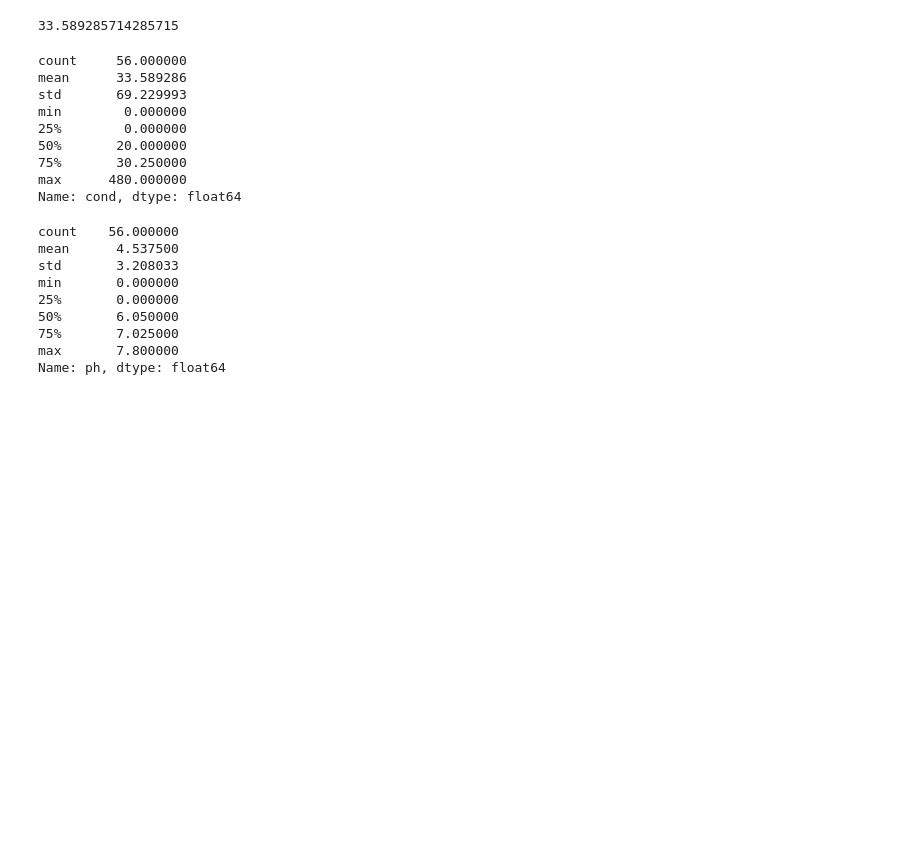
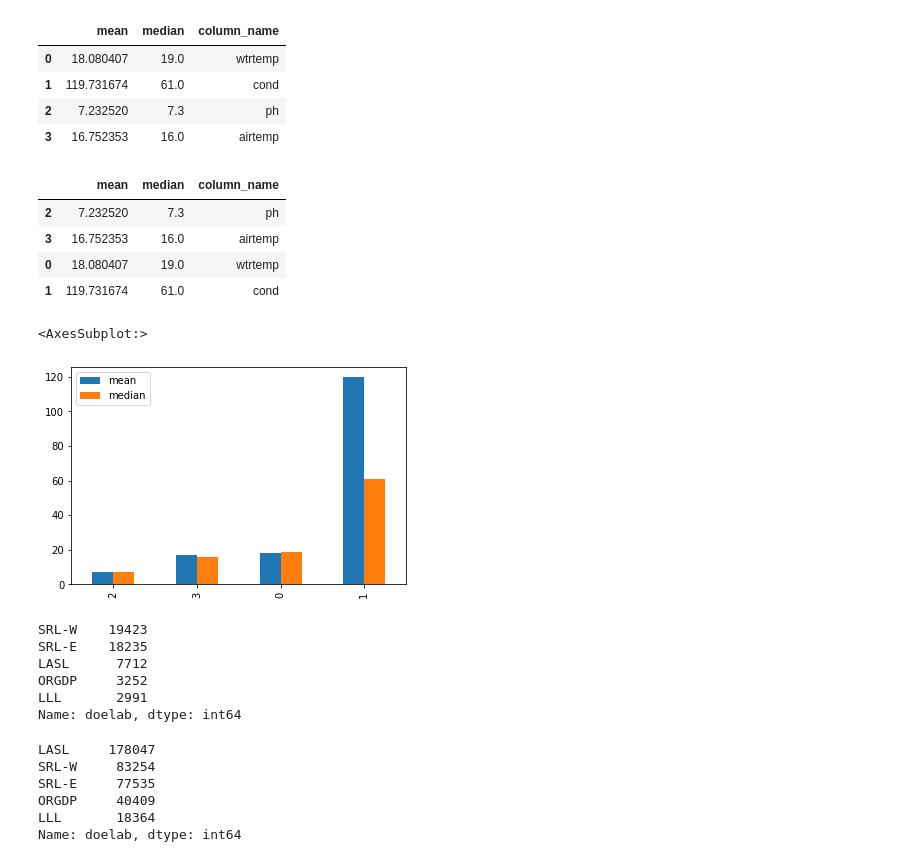
Before and after one commit to sharmilathapa/unicorn, a Jupyter notebook: intern.ipynb, the cells around one changed output. Saved outputs shown, nothing was run; the diff lists cells and outputs as text; code cells hidden in the pictures; blank space fills up the shorter version.

```diff
--- a/intern.ipynb
+++ b/intern.ipynb
@@ -122,31 +162,47 @@ Name: wtrtemp, dtype: float64
 # %%
-dup_df['cond'] = dup_df['cond'].replace(np.nan, 0)#replace NaN value with 0
-print(dup_df['cond'].mean())
+df= ({'mean':[   18.080407,   119.731674,  7.232520, 16.752353
+ ],
+           'median':[19.000000, 61.000000,  7.300000, 16.000000,
+],
+           'column_name': ['wtrtemp', 'cond', 'ph', 'airtemp']})
+df1 = pd.DataFrame(df)
+df1
 # %% [output]
-33.589285714285715
+|  | mean | median | column_name |
+| 0 | 18.080407 | 19.0 | wtrtemp |
+| 1 | 119.731674 | 61.0 | cond |
+| 2 | 7.232520 | 7.3 | ph |
+| 3 | 16.752353 | 16.0 | airtemp |
 # %%
-(dup_df['cond'].describe())
+mean = df1.sort_values(by=['mean'])
+mean
 # %% [output]
-count     56.000000
-mean      33.589286
-std       69.229993
-min        0.000000
-25%        0.000000
-50%       20.000000
-75%       30.250000
-max      480.000000
-Name: cond, dtype: float64
+|  | mean | median | column_name |
+| 2 | 7.232520 | 7.3 | ph |
+| 3 | 16.752353 | 16.0 | airtemp |
+| 0 | 18.080407 | 19.0 | wtrtemp |
+| 1 | 119.731674 | 61.0 | cond |
 # %%
-dup_df['ph'] = dup_df['ph'].replace(np.nan, 0)
-print(dup_df['ph'].describe())
+mean.plot(kind='bar')
 # %% [output]
-count    56.000000
-mean      4.537500
-std       3.208033
-min       0.000000
-25%       0.000000
-50%       6.050000
-75%       7.025000
-max       7.800000
-Name: ph, dtype: float64
+<AxesSubplot:>
+[figure, added]
+# %%
+dup_df['doelab'].value_counts()
+# %% [output]
+SRL-W    19423
+SRL-E    18235
+LASL      7712
+ORGDP     3252
+LLL       2991
+Name: doelab, dtype: int64
+# %%
+df_all['doelab'].value_counts()
+# %% [output]
+LASL     178047
+SRL-W     83254
+SRL-E     77535
+ORGDP     40409
+LLL       18364
+Name: doelab, dtype: int64
 # %%
```
Also changed, not shown: parts of 32 cells of this notebook, 2 other files.
